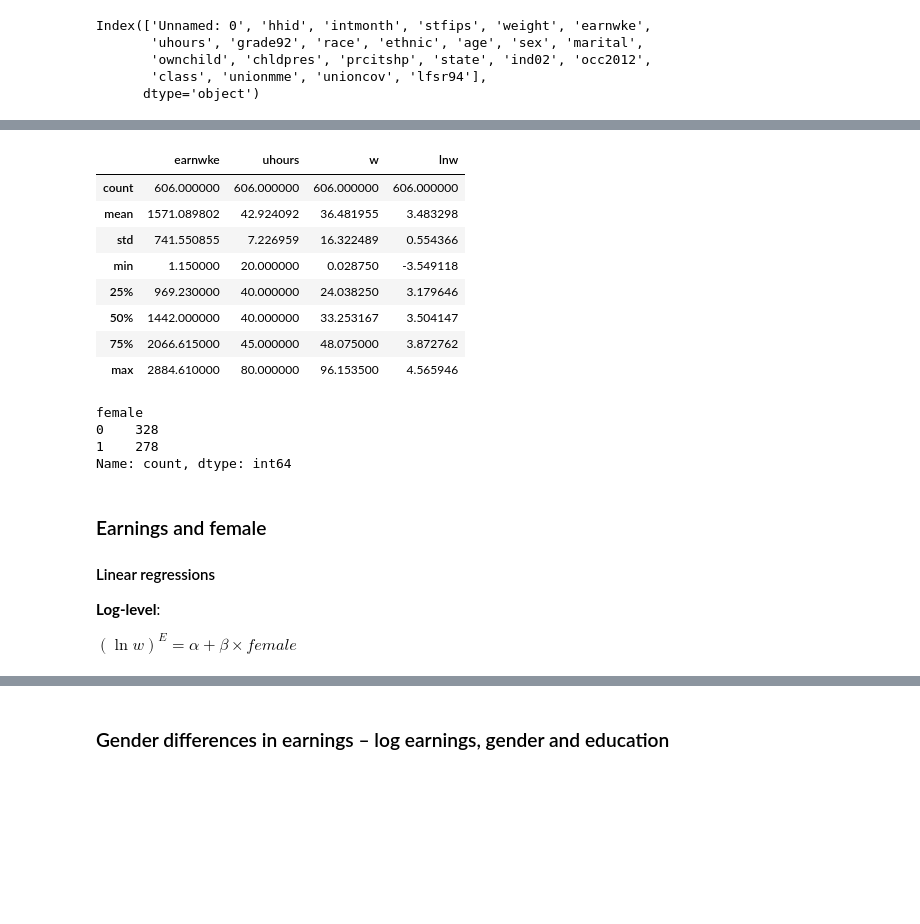
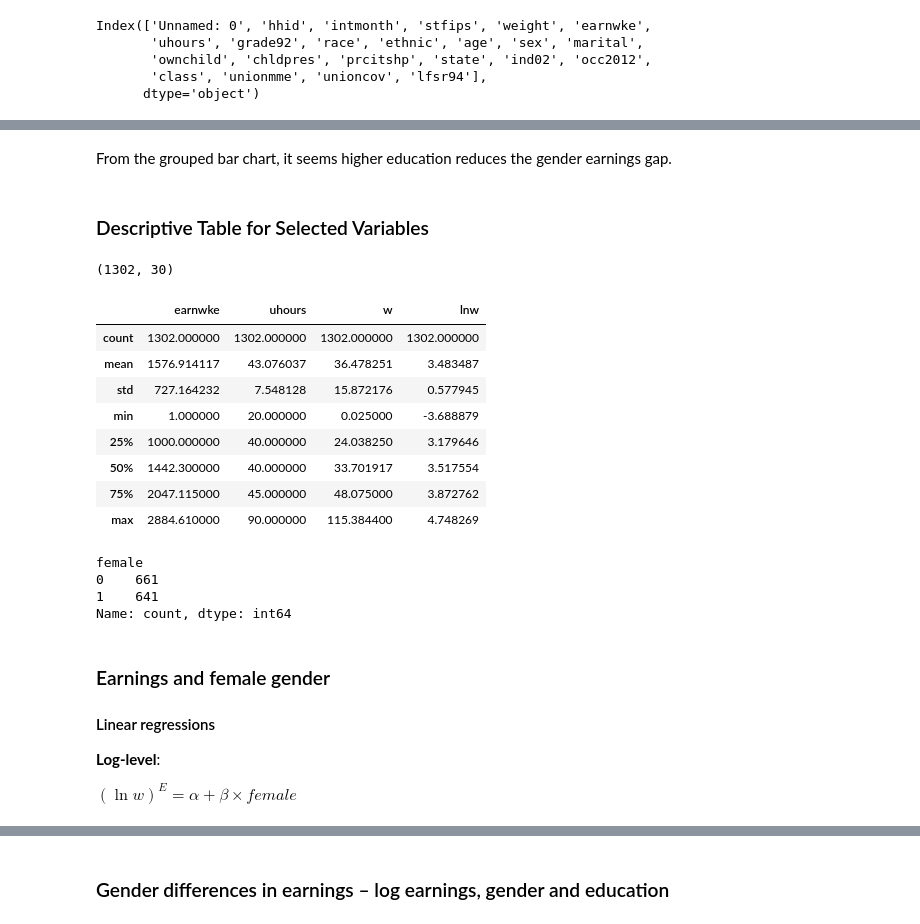
Before and after one commit to kocakale/DataAnalytics, a Jupyter notebook: DA2_Assignment1.ipynb, the cells around one changed output, grey strips where cells are left out. Saved outputs shown, nothing was run; the diff lists cells and outputs as text; code cells hidden in the pictures; blank space fills up the shorter version.

```diff
--- a/DA2_Assignment1.ipynb
+++ b/DA2_Assignment1.ipynb
@@ -37,7 +37,8 @@ Index(['Unnamed: 0', 'hhid', 'intmonth', 'stfips', 'weight', 'earnwke',
        'class', 'unionmme', 'unioncov', 'lfsr94'],
       dtype='object')
 # %%
-selected_job_codes = [800, 810, 820, 830, 840, 850, 860, 900, 910, 930, 940, 950]
-financial_specialists_data = data_earnings[data_earnings['occ2012'].isin(selected_job_codes)]
-#financial_specialists_data = data_earnings.loc[data_earnings["occ2012"] == 840, :]
+selected_job_codes = [500,510,520,530,540,565,600,630,640,650,700,710,725,726,735,740,
+                      800, 810, 820, 830, 840, 850, 860, 900, 910, 930, 940, 950]
+buss_fin_occ_data = data_earnings[data_earnings['occ2012'].isin(selected_job_codes)]
+#buss_fin_occ_data = data_earnings.loc[data_earnings["occ2012"] == 840, :]
 # %%
@@ -47,8 +48,9 @@ array([43, 44, 42, 41, 39, 40, 45, 46, 38, 34, 37, 36, 35, 32, 31],
       dtype=int64)
 # %%
-# We want to focus on all employees with a graduate degree (more than 4-year college degree -> professional, master's and doctoral degree)
+# We want to focus on employees with a graduate degree (more than bachelor's degree -> master's,
+# professional, and doctoral degree)
 # Select people aged 24-65
 # Exclude those who reported >=20 hours weekly time worked
 # And those with nonpositive reported earnings
-financial_specialists_data = financial_specialists_data.query("uhours>=20 & earnwke>0 & age>=24 & age<=64 & grade92>=44")
+buss_fin_occ_data = buss_fin_occ_data.query("uhours>=20 & earnwke>0 & age>=24 & age<=64")
 # %%
@@ -75,4 +78,9 @@ Create variables for the intended study/research
 # %%
-financial_specialists_data["female"] = (financial_specialists_data["sex"] == 2)
-financial_specialists_data["w"] = financial_specialists_data["earnwke"] / financial_specialists_data["uhours"]
-financial_specialists_data["lnw"] = np.log(financial_specialists_data["w"])
+buss_fin_occ_data["female"] = (buss_fin_occ_data["sex"] == 2)
+buss_fin_occ_data["w"] = buss_fin_occ_data["earnwke"] / buss_fin_occ_data["uhours"]
+buss_fin_occ_data["lnw"] = np.log(buss_fin_occ_data["w"])
+# %%
+buss_fin_occ_data['ed_BA'] = (~buss_fin_occ_data['grade92'].isin([44, 45, 46])).astype(int) #bachelor or less
+buss_fin_occ_data["ed_MA"] = (buss_fin_occ_data["grade92"] == 44).astype(int) #master
+buss_fin_occ_data["ed_Profess"] = (buss_fin_occ_data["grade92"] == 45).astype(int) #professional
+buss_fin_occ_data["ed_Phd"] = (buss_fin_occ_data["grade92"] == 46).astype(int) #PhD
@@ -133,25 +177,32 @@ financial_specialists_data["lnw"] = np.log(financial_specialists_data["w"])
+# %% [markdown]
+From the grouped bar chart, it seems higher education reduces the gender earnings gap.
+# %% [markdown]
+### Descriptive Table for Selected Variables
 # %%
-financial_specialists_data.loc[:, ["earnwke", "uhours", "w", "lnw"]].describe()
+buss_fin_occ_data = buss_fin_occ_data.query("grade92>=44")
+print(buss_fin_occ_data.shape) # removed observations with less than MA degree
+buss_fin_occ_data.loc[:, ["earnwke", "uhours", "w", "lnw"]].describe()
 # %% [output]
+(1302, 30)
 |  | earnwke | uhours | w | lnw |
-| count | 606.000000 | 606.000000 | 606.000000 | 606.000000 |
-| mean | 1571.089802 | 42.924092 | 36.481955 | 3.483298 |
-| std | 741.550855 | 7.226959 | 16.322489 | 0.554366 |
-| min | 1.150000 | 20.000000 | 0.028750 | -3.549118 |
-| 25% | 969.230000 | 40.000000 | 24.038250 | 3.179646 |
-| 50% | 1442.000000 | 40.000000 | 33.253167 | 3.504147 |
-| 75% | 2066.615000 | 45.000000 | 48.075000 | 3.872762 |
-| max | 2884.610000 | 80.000000 | 96.153500 | 4.565946 |
+| count | 1302.000000 | 1302.000000 | 1302.000000 | 1302.000000 |
+| mean | 1576.914117 | 43.076037 | 36.478251 | 3.483487 |
+| std | 727.164232 | 7.548128 | 15.872176 | 0.577945 |
+| min | 1.000000 | 20.000000 | 0.025000 | -3.688879 |
+| 25% | 1000.000000 | 40.000000 | 24.038250 | 3.179646 |
+| 50% | 1442.300000 | 40.000000 | 33.701917 | 3.517554 |
+| 75% | 2047.115000 | 45.000000 | 48.075000 | 3.872762 |
+| max | 2884.610000 | 90.000000 | 115.384400 | 4.748269 |
 # %%
-financial_specialists_data["female"] = financial_specialists_data["female"].astype(int)  #from boolean to 0,1
-financial_specialists_data["female"].value_counts()
+buss_fin_occ_data["female"] = buss_fin_occ_data["female"].astype(int)  #from boolean to 0,1
+buss_fin_occ_data["female"].value_counts()
 # %% [output]
 female
-0    328
-1    278
+0    661
+1    641
 Name: count, dtype: int64
 # %% [markdown]
-### Earnings and female
+### Earnings and female gender
 #### Linear regressions
 **Log-level**:
 
```
Also changed, not shown: parts of 24 cells of this notebook.
